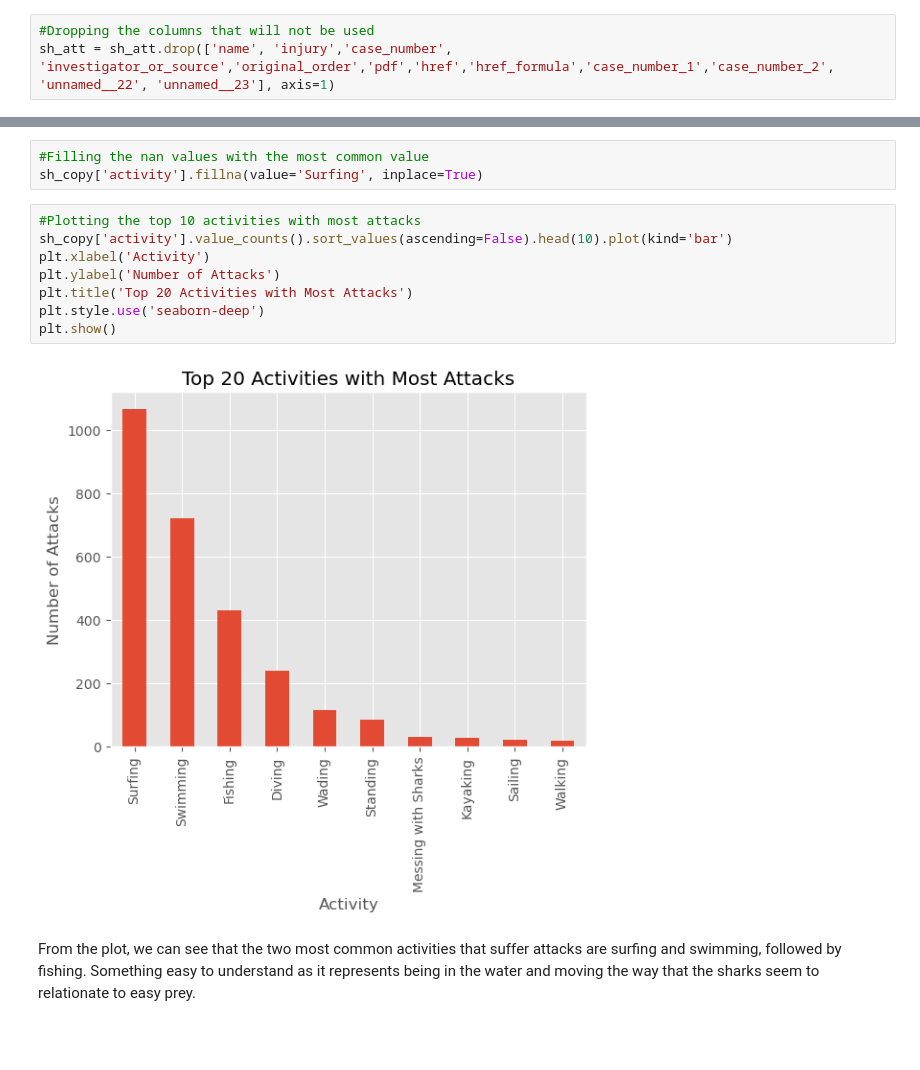
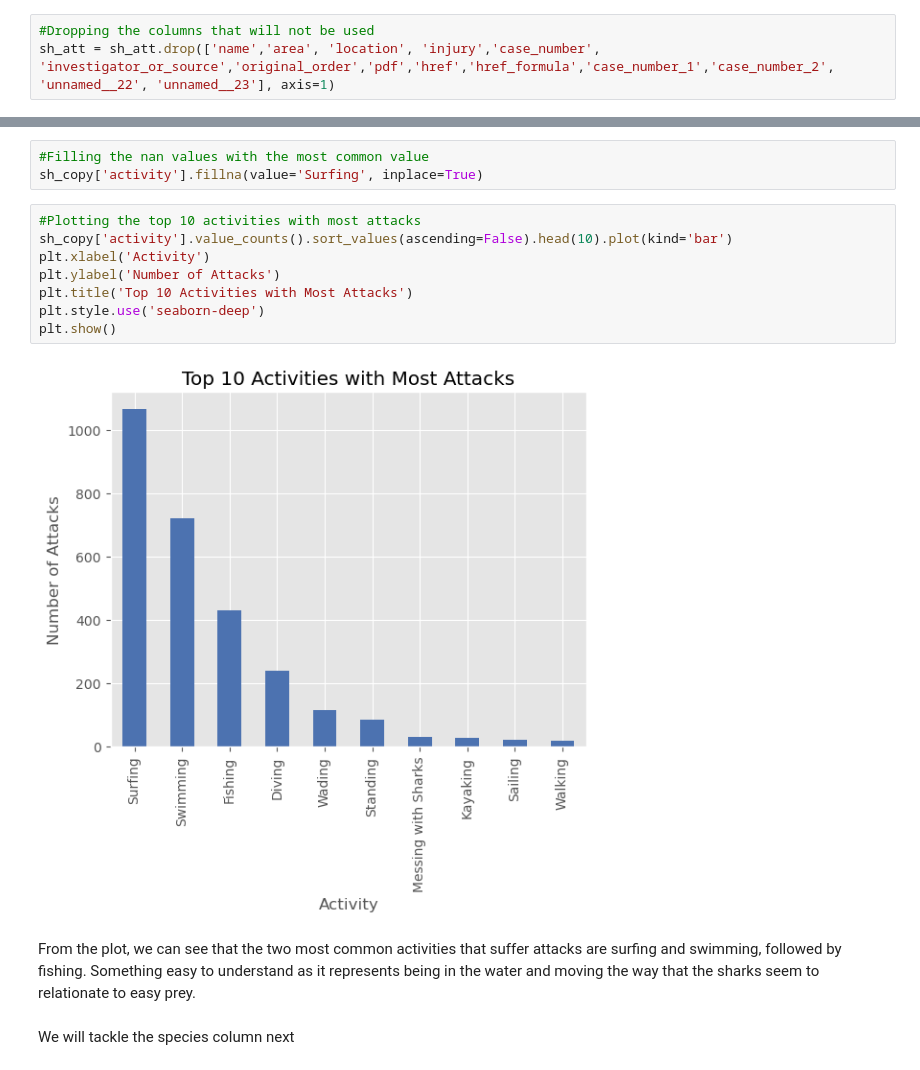
Before and after one commit to Raughar/Shark-Attack-Project, a Jupyter notebook: shark-attack-notebook.ipynb, the cells around one changed output, grey strips where cells are left out. Saved outputs shown, nothing was run; the diff lists cells and outputs as text; blank space fills up the shorter version.

```diff
--- a/shark-attack-notebook.ipynb
+++ b/shark-attack-notebook.ipynb
@@ -73,7 +75,7 @@ dtype: object
 sh_att.columns = sh_att.columns.str.lower().str.replace(" ", "_").str.replace(".", "_").str.replace(":","_")
 # %%
 #Dropping the columns that will not be used
-sh_att = sh_att.drop(['name', 'injury','case_number', 'investigator_or_source','original_order','pdf','href','href_formula','case_number_1','case_number_2', 'unnamed__22', 'unnamed__23'], axis=1)
+sh_att = sh_att.drop(['name','area', 'location', 'injury','case_number', 'investigator_or_source','original_order','pdf','href','href_formula','case_number_1','case_number_2', 'unnamed__22', 'unnamed__23'], axis=1)
 # %%
 #Renaming the columns for better understanding and correcting some errors after the standardization
 sh_att = sh_att.rename(columns={'fatal_(y/n)':'fatal', 'sex_':'sex', 'species_':'species'})
@@ -802,12 +798,14 @@ sh_copy['activity'].fillna(value='Surfing', inplace=True)
 # %%
 #Plotting the top 10 activities with most attacks
 sh_copy['activity'].value_counts().sort_values(ascending=False).head(10).plot(kind='bar')
 plt.xlabel('Activity')
 plt.ylabel('Number of Attacks')
-plt.title('Top 20 Activities with Most Attacks')
+plt.title('Top 10 Activities with Most Attacks')
 plt.style.use('seaborn-deep')
 plt.show()
 # %% [output]
-[figure, old version]
+[figure, new version]
 # %% [markdown]
 From the plot, we can see that the two most common activities that suffer attacks are surfing and swimming, followed by fishing. Something easy to understand as it represents being in the water and moving the way that the sharks seem to relationate to easy prey.
+# %% [markdown]
+We will tackle the species column next
```
Also changed, not shown: parts of 17 cells of this notebook.
